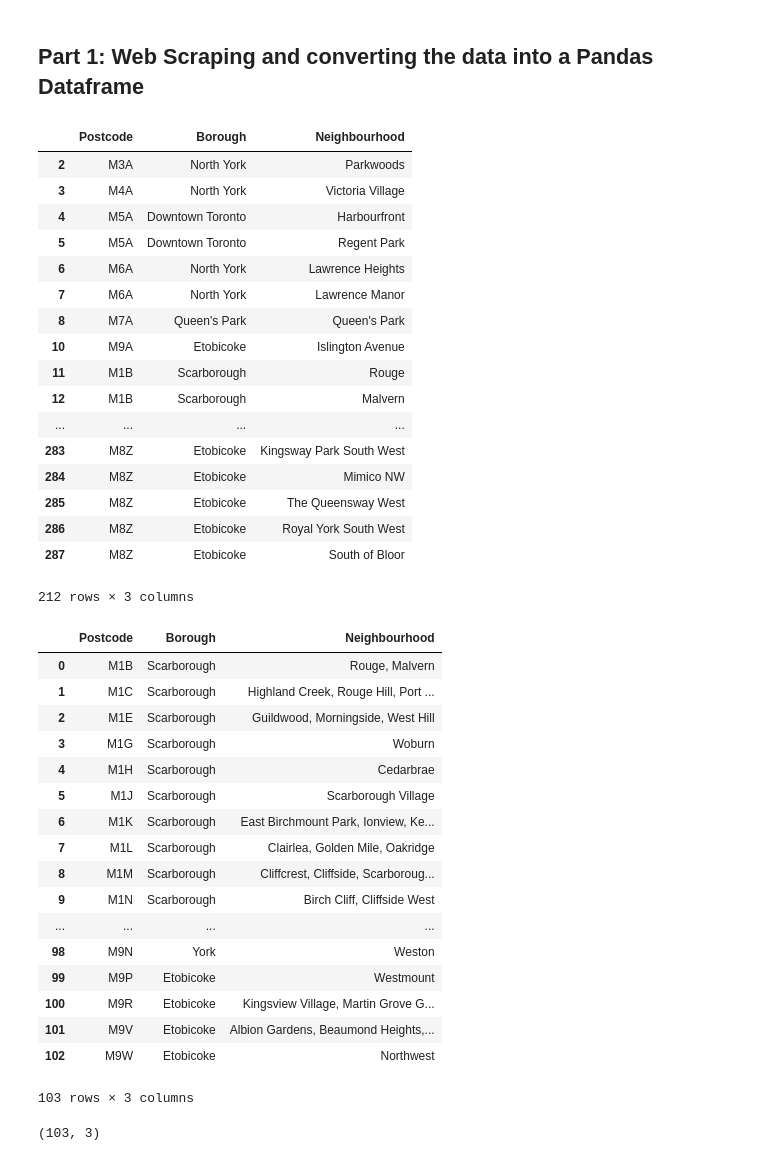
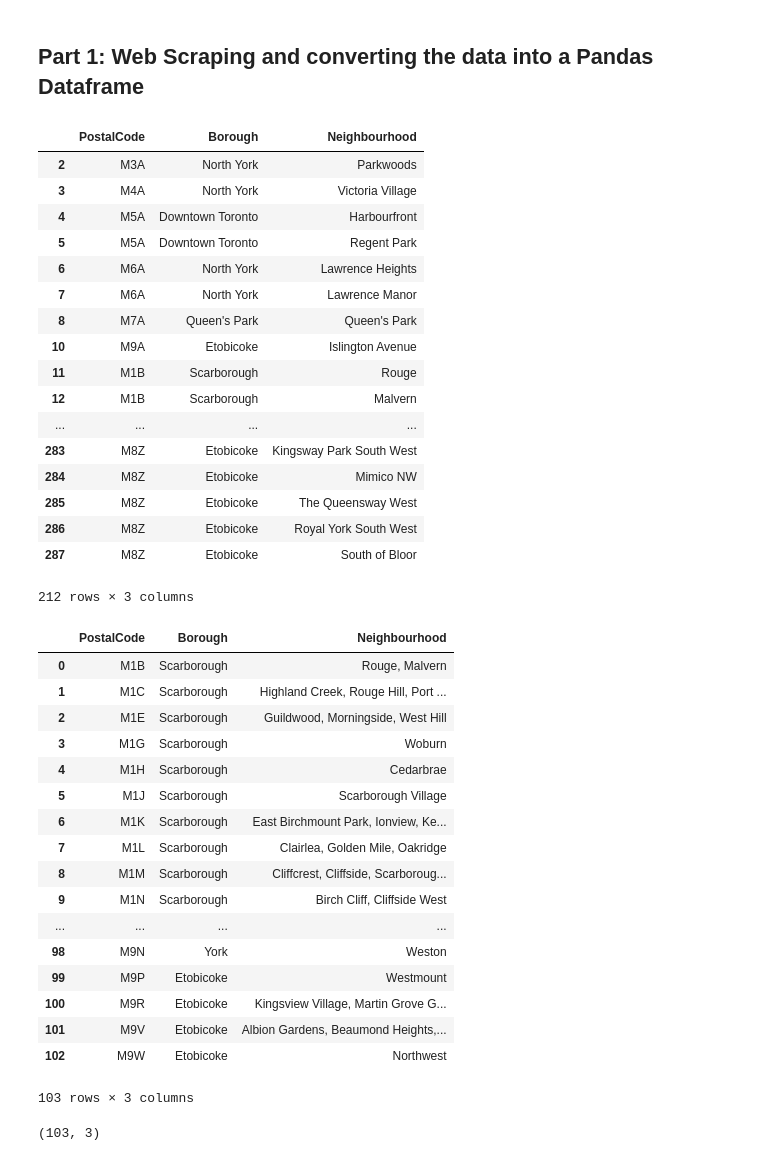
Before and after one commit to sinwee1976/Coursera_Capstone, a Jupyter notebook: Week_3_Assignment.ipynb, the cells around one changed output. Saved outputs shown, nothing was run; the diff lists cells and outputs as text; code cells hidden in the pictures.

```diff
--- a/Week_3_Assignment.ipynb
+++ b/Week_3_Assignment.ipynb
@@ -18,7 +18,7 @@ soup = BeautifulSoup(canada,'lxml')
 postal_codes_table = soup.find('table',{'class':'wikitable sortable'})
 row_list = postal_codes_table.find_all('tr')
 # %%
-header = ['Postcode', 'Borough', 'Neighbourhood']
+header = ['PostalCode', 'Borough', 'Neighbourhood']
 table_dict = {x:[] for x in header}
 
 for row in row_list:
@@ -38,7 +38,7 @@ table['Neighbourhood'] = np.where(table['Neighbourhood'] == 'Not assigned', tabl
 table = table[table.Borough != 'Not assigned']
 table
 # %% [output]
-|  | Postcode | Borough | Neighbourhood |
+|  | PostalCode | Borough | Neighbourhood |
 | 2 | M3A | North York | Parkwoods |
 | 3 | M4A | North York | Victoria Village |
 | 4 | M5A | Downtown Toronto | Harbourfront |
@@ -58,12 +58,12 @@ table
 212 rows × 3 columns
 # %%
 # Combine neighbourhood with the same postal code and seperate using comma(,)
-table  = table.reset_index().groupby(['Postcode','Borough'], as_index = False).agg(lambda x: ', '.join(x))
+table  = table.reset_index().groupby(['PostalCode','Borough'], as_index = False).agg(lambda x: ', '.join(x))
 table.reset_index()
 
 table
 # %% [output]
-|  | Postcode | Borough | Neighbourhood |
+|  | PostalCode | Borough | Neighbourhood |
 | 0 | M1B | Scarborough | Rouge, Malvern |
 | 1 | M1C | Scarborough | Highland Creek, Rouge Hill, Port ... |
 | 2 | M1E | Scarborough | Guildwood, Morningside, West Hill |
```
Also changed, not shown: parts of 7 cells of this notebook.
